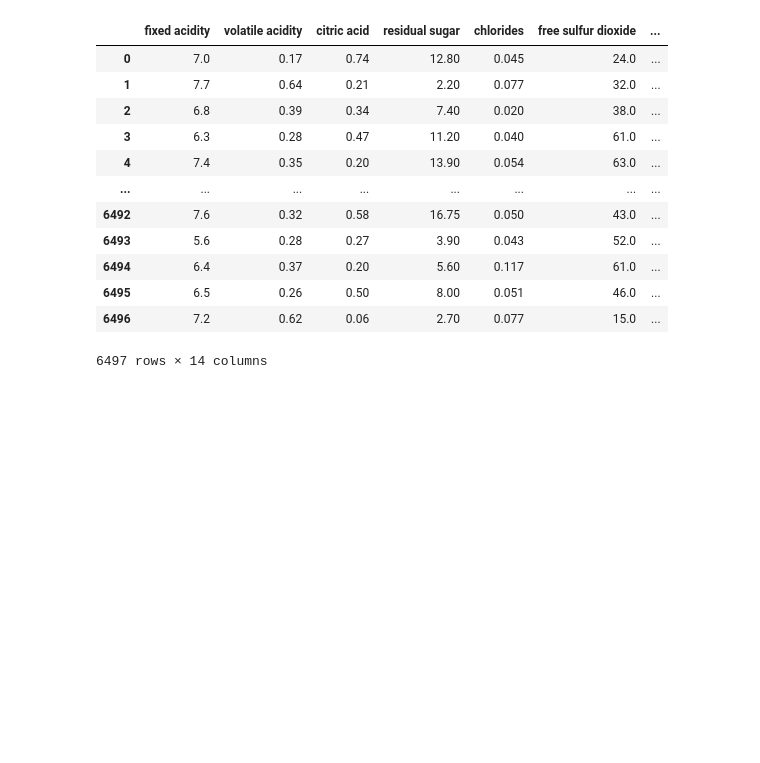
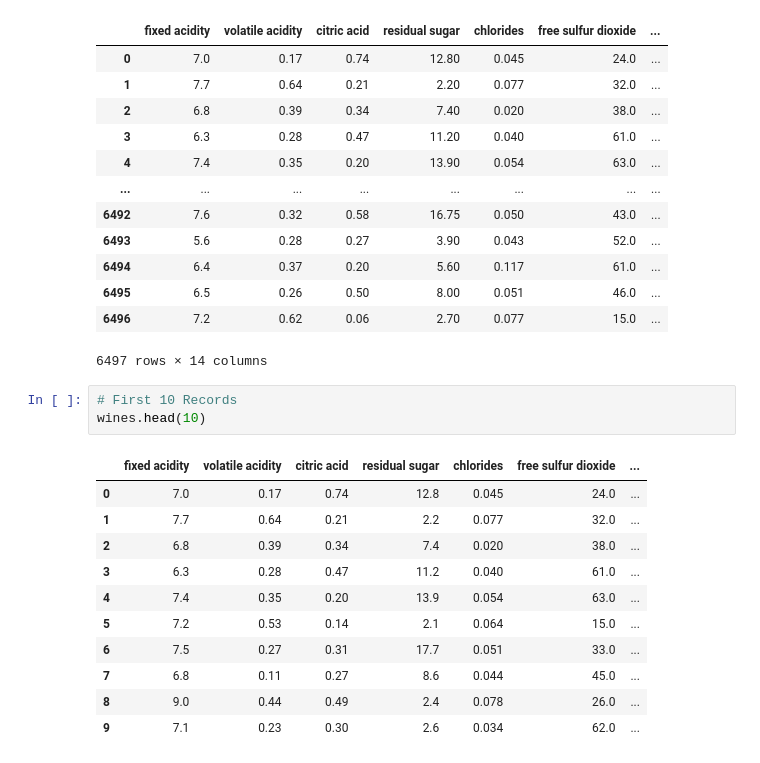
Before and after one commit to chiragpatel500/BlueBerry-Project, a Jupyter notebook: BlueBerry.ipynb, the cells around one changed output. Drawn from its saved outputs; the diff is of its cells as text; blank space fills up the shorter version.

```diff
--- a/BlueBerry.ipynb
+++ b/BlueBerry.ipynb
@@ -121,3 +120,18 @@ wines
 | 6495 | 6.5 | 0.26 | 0.50 | 8.00 | 0.051 | 46.0 | ... |
 | 6496 | 7.2 | 0.62 | 0.06 | 2.70 | 0.077 | 15.0 | ... |
 6497 rows × 14 columns
+# %%
+# First 10 Records
+wines.head(10)
+# %% [output]
+|  | fixed acidity | volatile acidity | citric acid | residual sugar | chlorides | free sulfur dioxide | ... |
+| 0 | 7.0 | 0.17 | 0.74 | 12.8 | 0.045 | 24.0 | ... |
+| 1 | 7.7 | 0.64 | 0.21 | 2.2 | 0.077 | 32.0 | ... |
+| 2 | 6.8 | 0.39 | 0.34 | 7.4 | 0.020 | 38.0 | ... |
+| 3 | 6.3 | 0.28 | 0.47 | 11.2 | 0.040 | 61.0 | ... |
+| 4 | 7.4 | 0.35 | 0.20 | 13.9 | 0.054 | 63.0 | ... |
+| 5 | 7.2 | 0.53 | 0.14 | 2.1 | 0.064 | 15.0 | ... |
+| 6 | 7.5 | 0.27 | 0.31 | 17.7 | 0.051 | 33.0 | ... |
+| 7 | 6.8 | 0.11 | 0.27 | 8.6 | 0.044 | 45.0 | ... |
+| 8 | 9.0 | 0.44 | 0.49 | 2.4 | 0.078 | 26.0 | ... |
+| 9 | 7.1 | 0.23 | 0.30 | 2.6 | 0.034 | 62.0 | ... |
```
Also changed, not shown: parts of 9 cells of this notebook.
